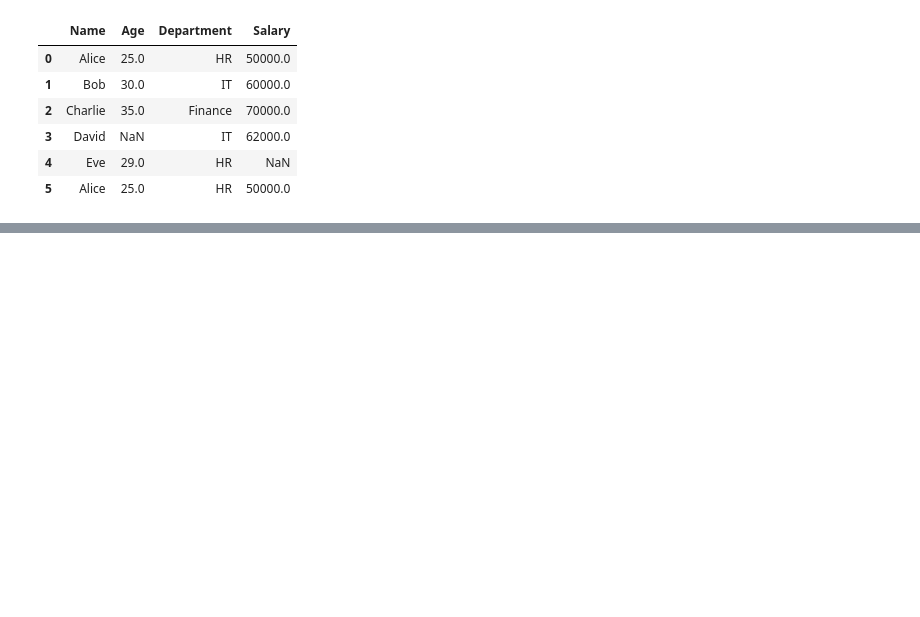
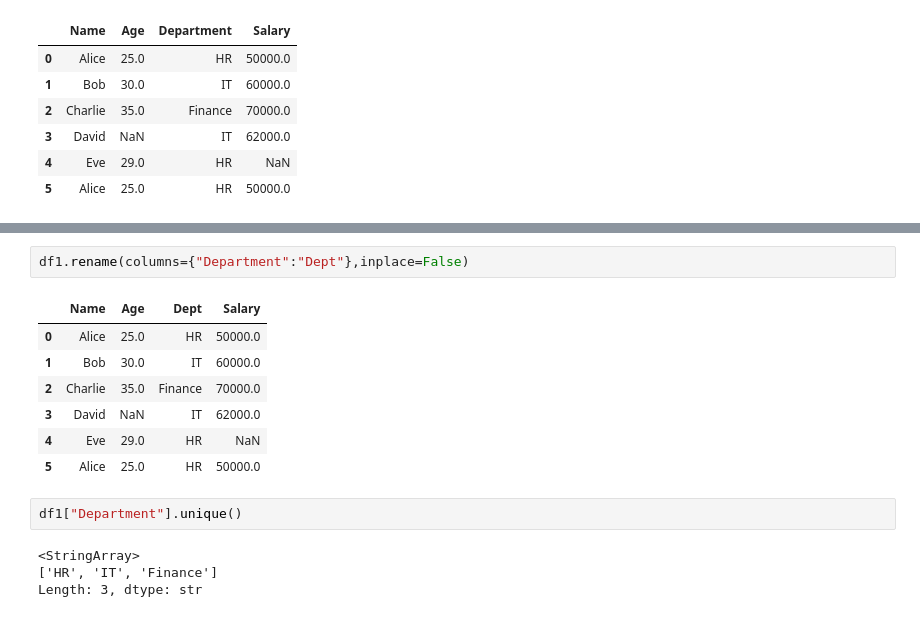
Before and after one commit to abdurrehmanabid5002-hub/Python-Learning, a Jupyter notebook: Numpy/pandas.ipynb, the cells around one changed output, grey strips where cells are left out. Saved outputs shown, nothing was run; the diff lists cells and outputs as text; blank space fills up the shorter version.

```diff
--- a/Numpy/pandas.ipynb
+++ b/Numpy/pandas.ipynb
@@ -378,0 +468,16 @@ df1
+# %%
+df1.rename(columns={"Department":"Dept"},inplace=False)
+# %% [output]
+|  | Name | Age | Dept | Salary |
+| 0 | Alice | 25.0 | HR | 50000.0 |
+| 1 | Bob | 30.0 | IT | 60000.0 |
+| 2 | Charlie | 35.0 | Finance | 70000.0 |
+| 3 | David | NaN | IT | 62000.0 |
+| 4 | Eve | 29.0 | HR | NaN |
+| 5 | Alice | 25.0 | HR | 50000.0 |
+# %%
+df1["Department"].unique()
+# %% [output]
+<StringArray>
+['HR', 'IT', 'Finance']
+Length: 3, dtype: str
```
Also changed, not shown: parts of 20 cells of this notebook.
